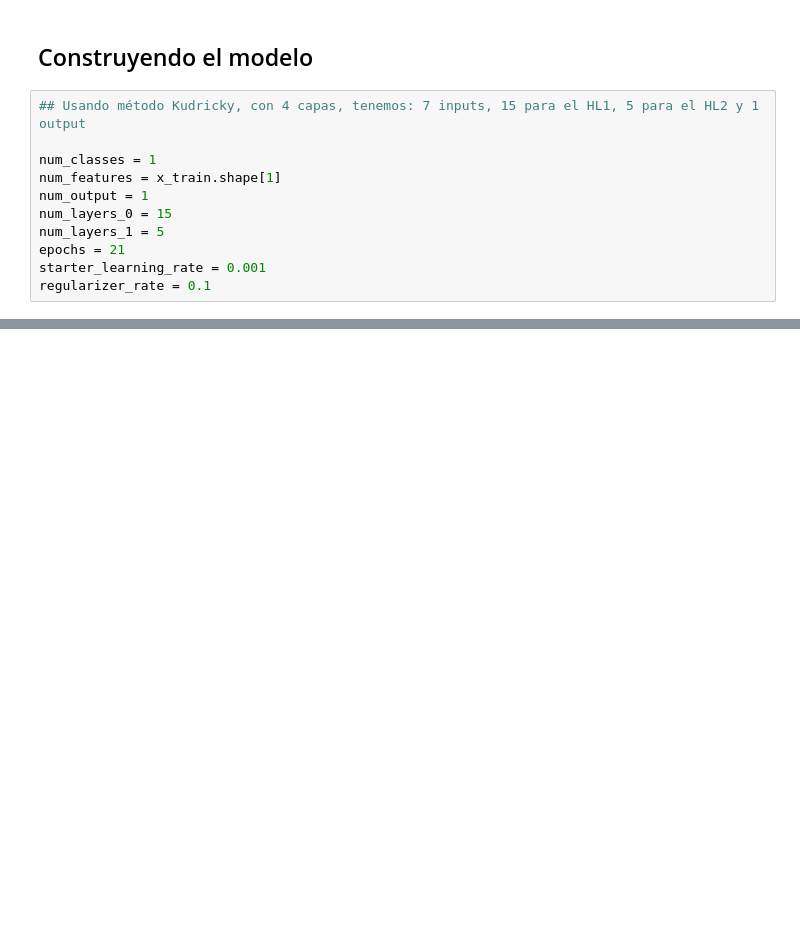
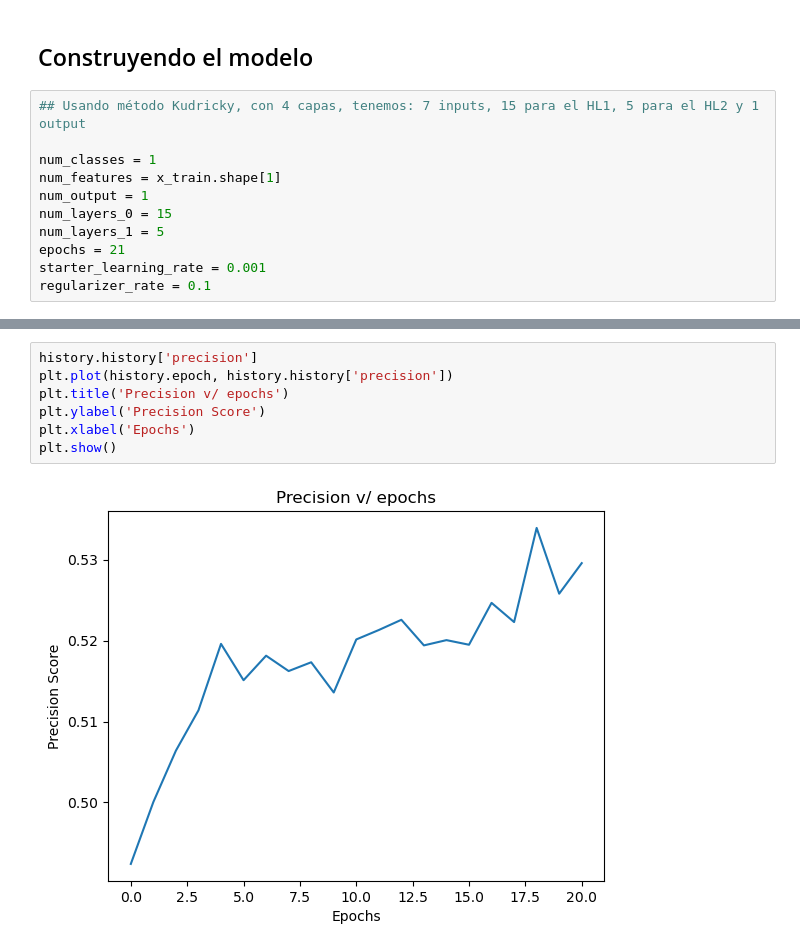
Before and after one commit to nsalazarv/msds_NN, a Jupyter notebook: MLP Classifier/mlp_aerolineas.ipynb, the cells around one changed output, grey strips where cells are left out. Cells and saved outputs as stored; diff of their text form; blank space fills up the shorter version.

```diff
--- a/MLP Classifier/mlp_aerolineas.ipynb
+++ b/MLP Classifier/mlp_aerolineas.ipynb
@@ -342,0 +262,9 @@ print("Test Accuracy:{0:.2f}".format(testing_accuracy[-1]))
+# %%
+history.history['precision']
+plt.plot(history.epoch, history.history['precision'])
+plt.title('Precision v/ epochs')
+plt.ylabel('Precision Score')
+plt.xlabel('Epochs')
+plt.show()
+# %% [output]
+[figure, added]
```
Also changed, not shown: parts of 22 cells of this notebook.
